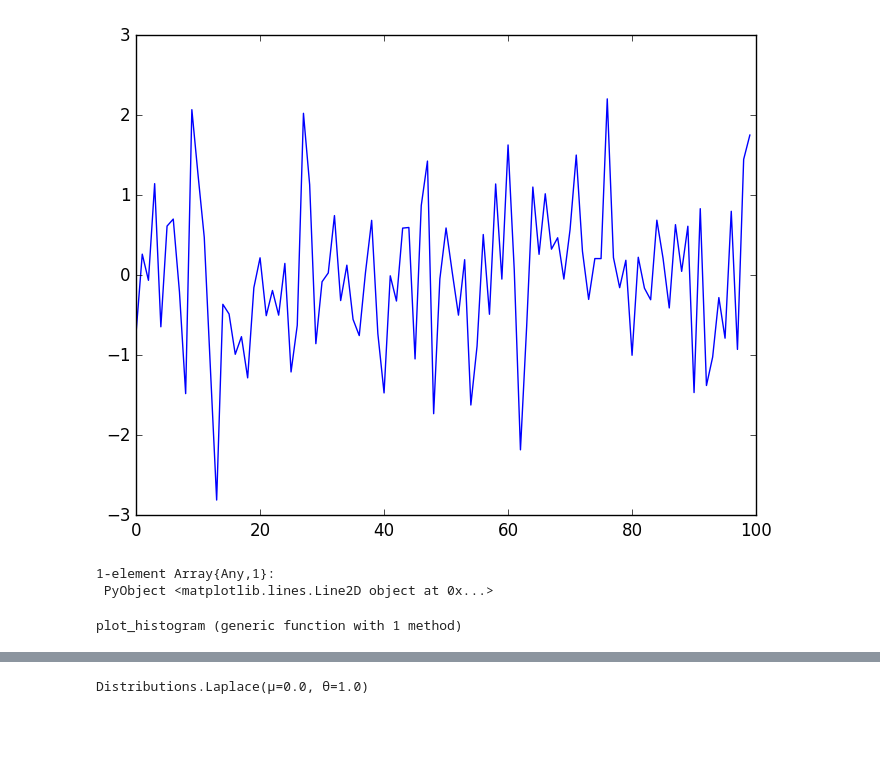
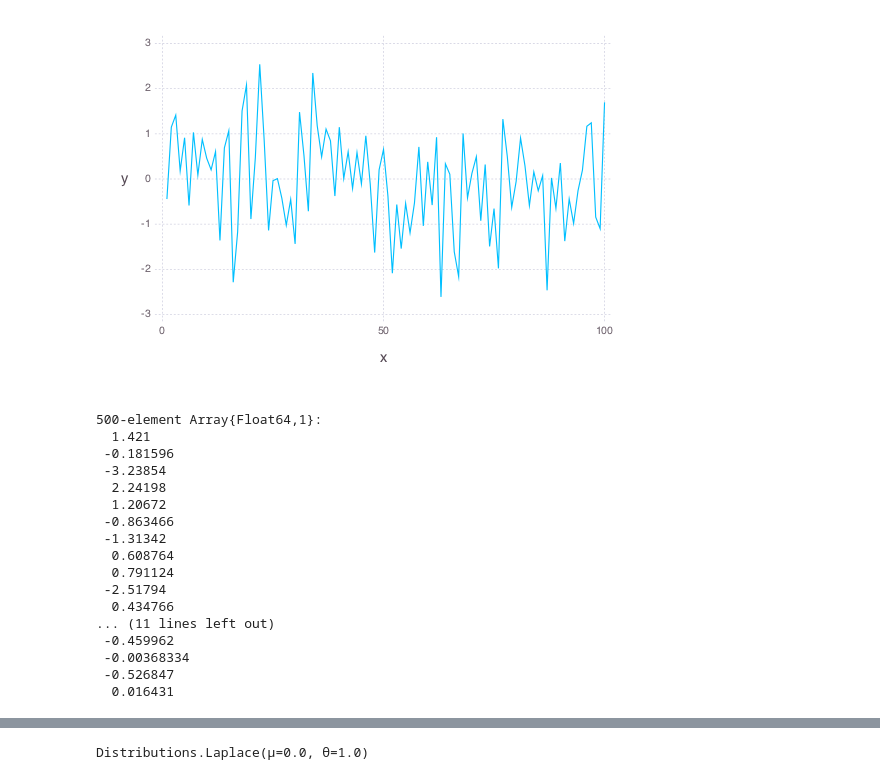
Before and after one commit to dkensinger/julia, a Jupyter notebook: stocks with Julia 0.4.ipynb, the cells around one changed output, grey strips where cells are left out. Drawn from its saved outputs; the diff is of its cells as text; code cells hidden in the pictures; blank space fills up the shorter version.

```diff
--- a/stocks with Julia 0.4.ipynb
+++ b/stocks with Julia 0.4.ipynb
@@ -42,17 +47,31 @@ using PyPlot
 # %%
 ts_length = 100
 epsilon_values = randn(ts_length)
-plot(epsilon_values, "b-")
+# print(epsilon_values)
+# plot(epsilon_values, "b-")
+plot(x=collect(1:100), y=epsilon_values, Geom.line)
 # %% [output]
-[figure, old version]
+[figure, new version]
-1-element Array{Any,1}:
- PyObject <matplotlib.lines.Line2D object at 0x...>
 # %%
 using Distributions
-# %%
-function plot_histogram(distribution, n)
-    epsilon_values = rand(distribution, n)
-    PyPlot.plt.hist(epsilon_values)
-end
-# %% [output]
-plot_histogram (generic function with 1 method)
+# %%
+epsilon_values = rand(Laplace(), 500)
+epsilon_values
+# %% [output]
+500-element Array{Float64,1}:
+  1.421
+ -0.181596
+ -3.23854
+  2.24198
+  1.20672
+ -0.863466
+ -1.31342
+  0.608764
+  0.791124
+ -2.51794
+  0.434766
+... (11 lines left out)
+ -0.459962
+ -0.00368334
+ -0.526847
+  0.016431
```
Also changed, not shown: parts of 8 cells of this notebook.
